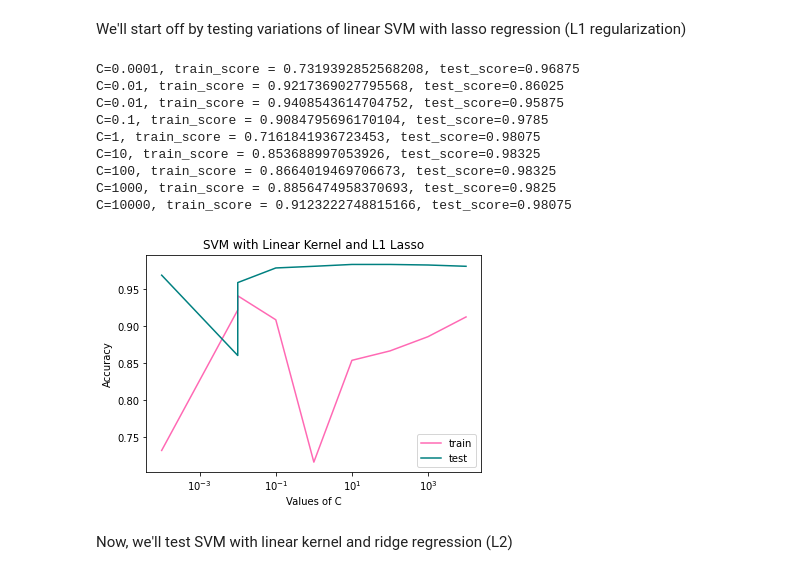
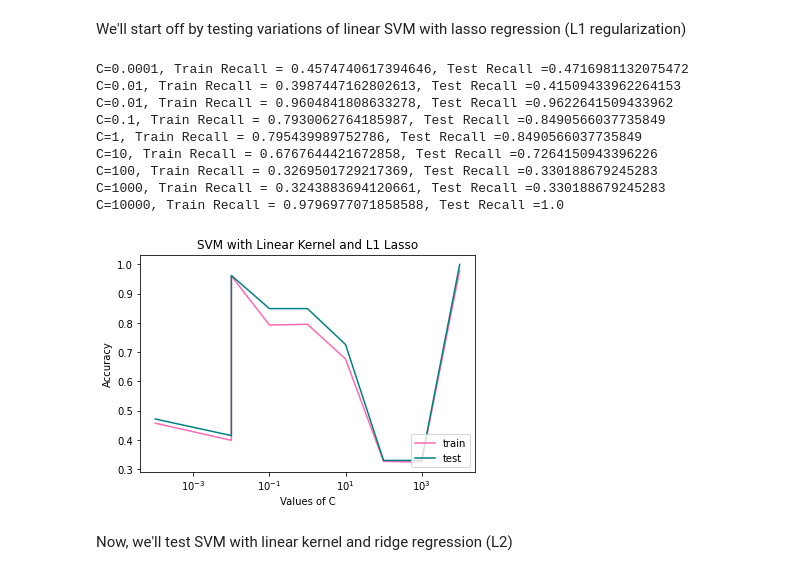
Before and after one commit to sergey-hovhannisyan/fraud-detection, a Jupyter notebook: fraud_detection.ipynb, the cells around one changed output. Drawn from its saved outputs; the diff is of its cells as text; code cells hidden in the pictures.

Commit message:
change accuracy scores to recall

```diff
--- a/fraud_detection.ipynb
+++ b/fraud_detection.ipynb
@@ -188,14 +188,15 @@ for i in range(1, 4):
     poly = PolynomialFeatures(i)
     X_train_new = poly.fit_transform(X_train)
     X_test_new = poly.fit_transform(X_test)
-    logreg = LogisticRegression(max_iter=10000000, penalty='none')
+    logreg = LogisticRegression(max_iter=100000, penalty='none')
     logreg.fit(X_train_new, y_train)
-    y_pred = logreg.predict(X_test_new)
-    print(f'Test Accuracy of logistic regression with no regularization and transformation X^{i}: {logreg.score(X_test_new, y_test)}')
-    print(f'Train Accuracy of logistic regression with no regularization and transformation X^{i}: {logreg.score(X_test_new, y_test)}')
+    y_pred_train = logreg.predict(X_train_new)
+    y_pred_test = logreg.predict(X_test_new)
+    print(f'Test Recall of logistic regression, no regularization, and transformation X^{i}: {recall_score(y_test, y_pred_test)}')
+    print(f'Train Recall of logistic regression, no regularization, and transformation X^{i}: {recall_score(y_train, y_pred_train)}')
 
-# As we can see, our new polynomial transformation features before worse against the test data, so we will stick
-# our original train data.
+# We see that polynomial transformation of degree 1 (i.e no transformation) performs best,
+# so will use this for the next step.
 
 # The next step will be using K-fold cross validation to help us identify the best hyperparameters
 # as well as see if we can get our model's performance to improve and decrease overfitting by
@@ -205,12 +206,12 @@ best_score = [0, 0, 0]
 best_y_pred = None
 
 print("--------------------")
-C = [0.0001, 0.1, 1, 10, 100, 1000, 1000000]
-for k in range(7):
+C = [0.001, 0.1, 1, 10, 100, 1000, 10000]
+for k in range(4):
     L2_logreg = LogisticRegressionCV(Cs=C, cv=k+3, max_iter=100000)
     L2_logreg.fit(X_train, y_train)
     y_pred = L2_logreg.predict(X_test)
-    score = L2_logreg.score(X_test, y_test)
+    score = recall_score(y_test, y_pred)
     print(f'Logistic Regression Accuracy with K^{k+3}, L2 Regularization and C={max(L2_logreg.C_)} is: {score}')
 
     if score > best_score[0]:
@@ -221,11 +222,11 @@ for k in range(7):
     L1_logreg = LogisticRegressionCV(Cs=C, cv=k+3, max_iter=100000, penalty='l1', solver='liblinear')
     L1_logreg.fit(X_train, y_train)
     y_pred = L1_logreg.predict(X_test)
-    score = L1_logreg.score(X_test, y_test)
+    score = recall_score(y_test, y_pred)
     print(f'Logistic Regression Accuracy with K^{k+3}, L1 Regularization and C={max(L1_logreg.C_)} is: {score}')
 
     if score > best_score[0]:
-        best_score[0], best_score[1] = score, max(L2_logreg.C_)
+        best_score[0], best_score[1] = score, max(L1_logreg.C_)
         best_score[2] = 1
         best_y_pred = y_pred
 
@@ -304,41 +300,44 @@ We'll start off by testing variations of linear SVM with lasso regression (L1 re
 # %%
 import warnings
 test_results, train_results = [], []
 
 
 for C in my_lambdas:
     with warnings.catch_warnings():
         warnings.simplefilter('ignore')
-        svm_linear = LinearSVC(C=C, loss='hinge')
-        svm_linear.fit(X_train,y_train)
+        svm = LinearSVC(C=C, loss='hinge')
+        svm.fit(X_train,y_train)
 
-        train_score = svm_linear.score(X_train, y_train)
-        test_score = svm_linear.score(X_test, y_test)
-        print(f"C={C}, train_score = {train_score}, test_score={test_score}")
+        y_pred_train = svm.predict(X_train)
+        y_pred_test = svm.predict(X_test)
+
+        train_score = recall_score(y_train, y_pred_train)
+        test_score = recall_score(y_test, y_pred_test)
+        print(f"C={C}, Train Recall = {train_score}, Test Recall ={test_score}")
 
     train_results.append(train_score)
     test_results.append(test_score)
 
 
 plt.xscale("log")
 plt.plot(my_lambdas, train_results, "hotpink", label="train")
 plt.plot(my_lambdas, test_results, "teal", label="test")
 plt.legend(loc="lower right")
 plt.xlabel("Values of C")
 plt.ylabel("Accuracy")
 plt.title("SVM with Linear Kernel and L1 Lasso")
 plt.show()
 # %% [output]
-C=0.0001, train_score = 0.7319392852568208, test_score=0.96875
-C=0.01, train_score = 0.9217369027795568, test_score=0.86025
-C=0.01, train_score = 0.9408543614704752, test_score=0.95875
-C=0.1, train_score = 0.9084795696170104, test_score=0.9785
-C=1, train_score = 0.7161841936723453, test_score=0.98075
-C=10, train_score = 0.853688997053926, test_score=0.98325
-C=100, train_score = 0.8664019469706673, test_score=0.98325
-C=1000, train_score = 0.8856474958370693, test_score=0.9825
-C=10000, train_score = 0.9123222748815166, test_score=0.98075
+C=0.0001, Train Recall = 0.4574740617394646, Test Recall =0.4716981132075472
+C=0.01, Train Recall = 0.3987447162802613, Test Recall =0.41509433962264153
+C=0.01, Train Recall = 0.9604841808633278, Test Recall =0.9622641509433962
+C=0.1, Train Recall = 0.7930062764185987, Test Recall =0.8490566037735849
+C=1, Train Recall = 0.795439989752786, Test Recall =0.8490566037735849
+C=10, Train Recall = 0.6767644421672858, Test Recall =0.7264150943396226
+C=100, Train Recall = 0.3269501729217369, Test Recall =0.330188679245283
+C=1000, Train Recall = 0.3243883694120661, Test Recall =0.330188679245283
+C=10000, Train Recall = 0.9796977071858588, Test Recall =1.0
-[figure, old version]
+[figure, new version]
 # %% [markdown]
 Now, we'll test SVM with linear kernel and ridge regression (L2)
 # %% [markdown]
```
Also changed, not shown: parts of 6 cells of this notebook, 1 other file.
